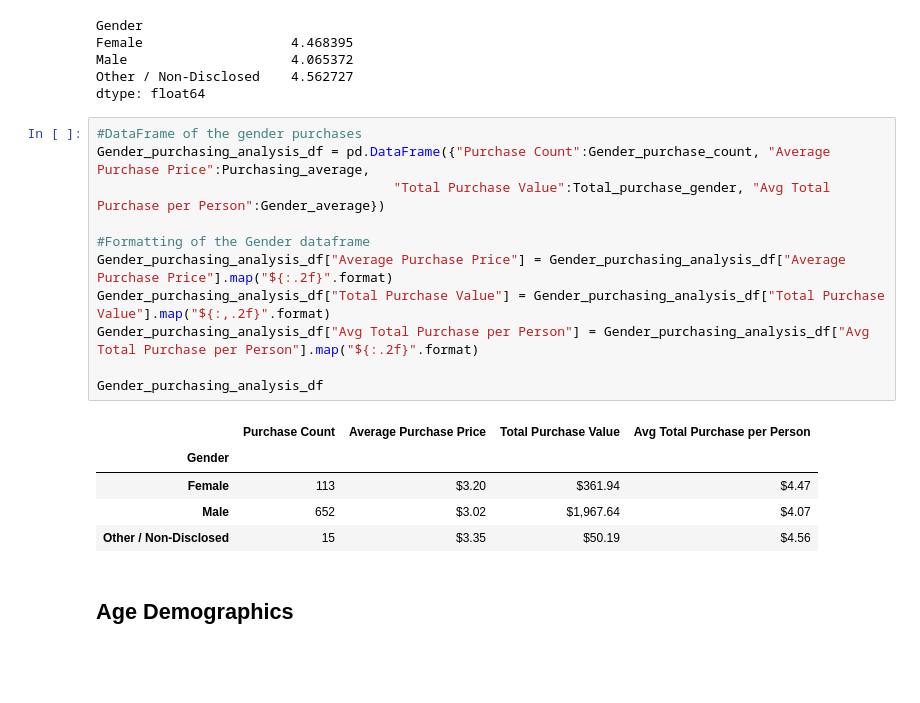
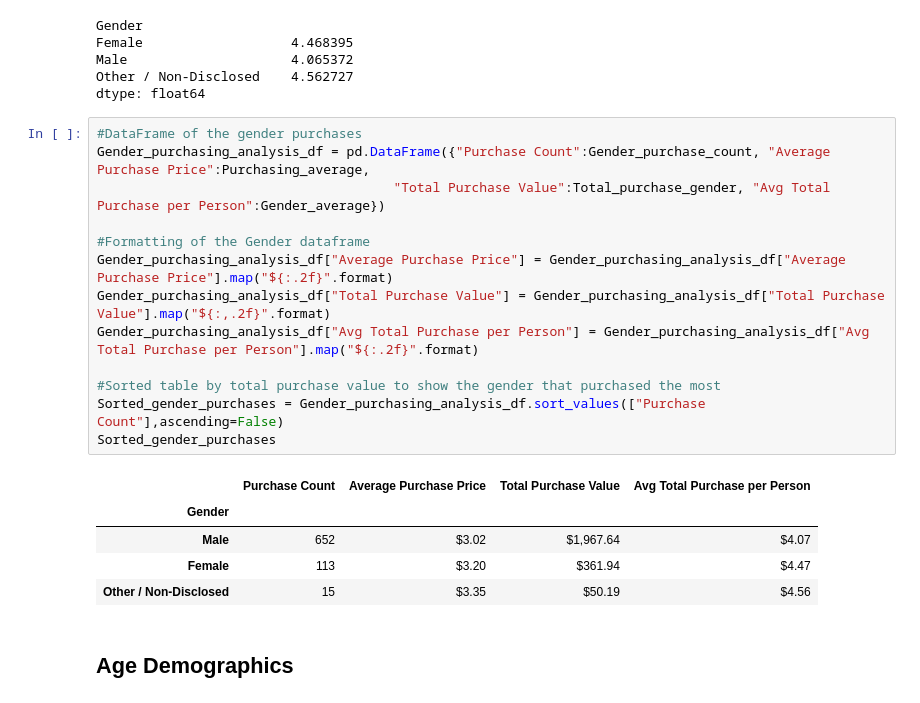
Before and after one commit to ashbuen/Player-Demographic-Analysis, a Jupyter notebook: HeroesofPymoli/HeroesOfPymoli_starter.ipynb, the cells around one changed output. Cells and saved outputs as stored; diff of their text form; blank space fills up the shorter version.

Commit message:
Sorted the beginning tables to display values in descending order

```diff
--- a/HeroesofPymoli/HeroesOfPymoli_starter.ipynb
+++ b/HeroesofPymoli/HeroesOfPymoli_starter.ipynb
@@ -220,19 +233,21 @@ dtype: float64
 # %%
 #DataFrame of the gender purchases
 Gender_purchasing_analysis_df = pd.DataFrame({"Purchase Count":Gender_purchase_count, "Average Purchase Price":Purchasing_average,
                                       "Total Purchase Value":Total_purchase_gender, "Avg Total Purchase per Person":Gender_average})
 
 #Formatting of the Gender dataframe
 Gender_purchasing_analysis_df["Average Purchase Price"] = Gender_purchasing_analysis_df["Average Purchase Price"].map("${:.2f}".format)
 Gender_purchasing_analysis_df["Total Purchase Value"] = Gender_purchasing_analysis_df["Total Purchase Value"].map("${:,.2f}".format)
 Gender_purchasing_analysis_df["Avg Total Purchase per Person"] = Gender_purchasing_analysis_df["Avg Total Purchase per Person"].map("${:.2f}".format)
 
-Gender_purchasing_analysis_df
+#Sorted table by total purchase value to show the gender that purchased the most
+Sorted_gender_purchases = Gender_purchasing_analysis_df.sort_values(["Purchase Count"],ascending=False)
+Sorted_gender_purchases
 # %% [output]
 |  | Purchase Count | Average Purchase Price | Total Purchase Value | Avg Total Purchase per Person |
 | Gender |  |  |  |  |
+| Male | 652 | $3.02 | $1,967.64 | $4.07 |
 | Female | 113 | $3.20 | $361.94 | $4.47 |
-| Male | 652 | $3.02 | $1,967.64 | $4.07 |
 | Other / Non-Disclosed | 15 | $3.35 | $50.19 | $4.56 |
 # %% [markdown]
 ## Age Demographics
```
Also changed, not shown: parts of 2 cells of this notebook.
